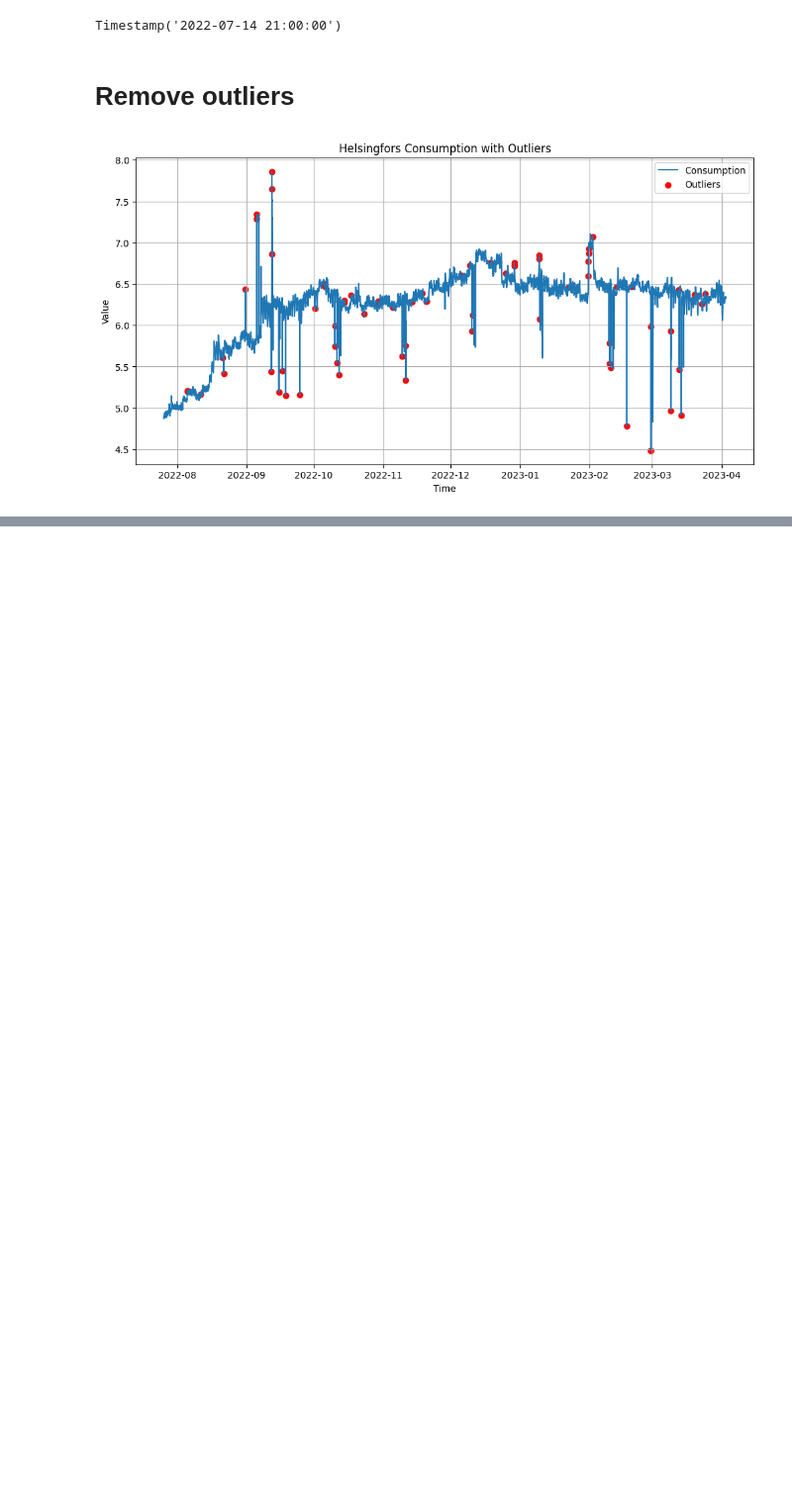
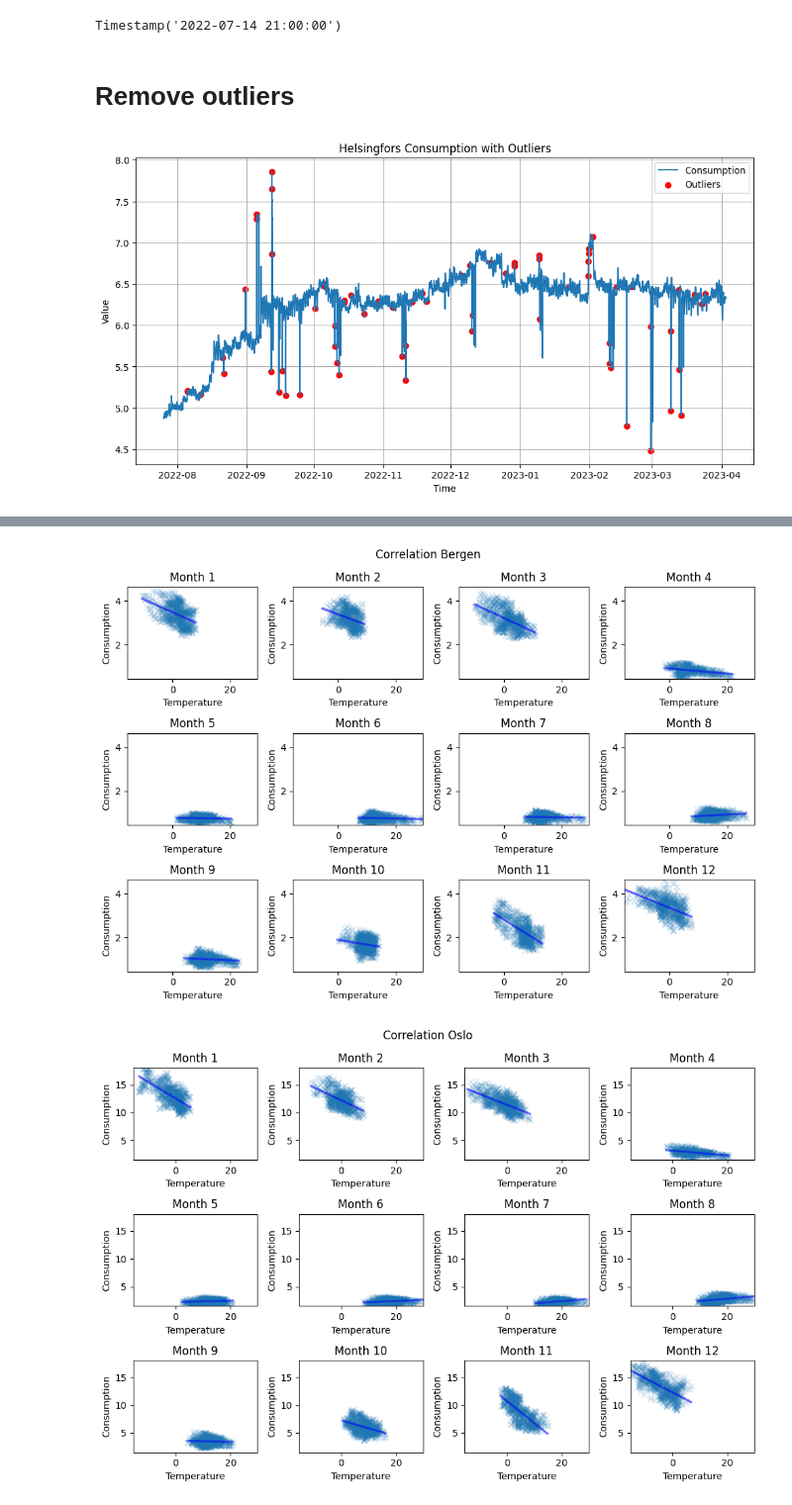
Before and after one commit to HesteBjorn/TDT4259_Data_Science, a Jupyter notebook: eriks_folder/erik_exploration.ipynb, the cells around one changed output, grey strips where cells are left out. Shown at 99% size. Cells and saved outputs as stored; diff of their text form; code cells hidden in the pictures; blank space fills up the shorter version.

```diff
--- a/eriks_folder/erik_exploration.ipynb
+++ b/eriks_folder/erik_exploration.ipynb
@@ -162,0 +305,49 @@ for location in ["helsingfors"]:  # data["location"].unique():
+# %%
+import statsmodels.api as sm
+
+for location in data_cleaned["location"].unique():
+    # Number of locations and grid layout
+    num_locations = len(data_cleaned["location"].unique())
+    grid_rows = 3
+    grid_cols = 4
+
+    # Create a figure with subplots
+    fig, axes = plt.subplots(grid_rows, grid_cols, figsize=(10, 7)) # Adjust size as needed
+    fig.suptitle(f'Correlation {location.capitalize()}')
+    # Flatten the axes array for easy iteration
+    axes = axes.flatten()
+    all_data = data_cleaned[data_cleaned["location"] == location].copy()
+    all_data = all_data[all_data.index < '2023-04-01 00:00:00']
+    # for i, location in enumerate(data_cleaned["location"].unique()):
+    for month in range(12):
+        # Filter data for the current location
+        loc_data = all_data[all_data.index.month.isin([month+1])]
+
+        # Ensure data is sorted by time
+        loc_data = loc_data.sort_values(by='time')
+
+        # Seasonal Decomposition
+        # Assuming daily data; adjust 'period' as necessary for your data's frequency
+        # decomposition = sm.tsa.seasonal_decompose(loc_data['consumption'], model='additive', period=30)
+
+        # Get the seasonally adjusted data
+        # loc_data['adjusted_consumption'] = loc_data['consumption'] - decomposition.seasonal
+        loc_data['adjusted_consumption'] = loc_data['consumption']
+
+        # Plotting the correlation on the subplot
+        ax = axes[month]
+        sns.regplot(data=loc_data, x='temperature', y='adjusted_consumption', ax=ax, scatter_kws = { "alpha": 0.15},
+                line_kws = {"color": "blue", "alpha": 0.5}, marker="x")
+        # sns.scatterplot(data=loc_data, x='temperature', y='adjusted_consumption', ax=ax)
+        ax.set_title(f'Month {month+1}')
+        ax.set_xlim([all_data["temperature"].min(), all_data["temperature"].max()])
+        ax.set_ylim([all_data["consumption"].min(), all_data["consumption"].max()])
+        ax.set_xlabel('Temperature')
+        ax.set_ylabel('Consumption')
+
+    # Adjust layout and show the plot
+    plt.tight_layout()
+    plt.show()
+# %% [output]
+[figure, added]
+[figure, added]
```
Also changed, not shown: parts of 15 cells of this notebook, 3 other files.
